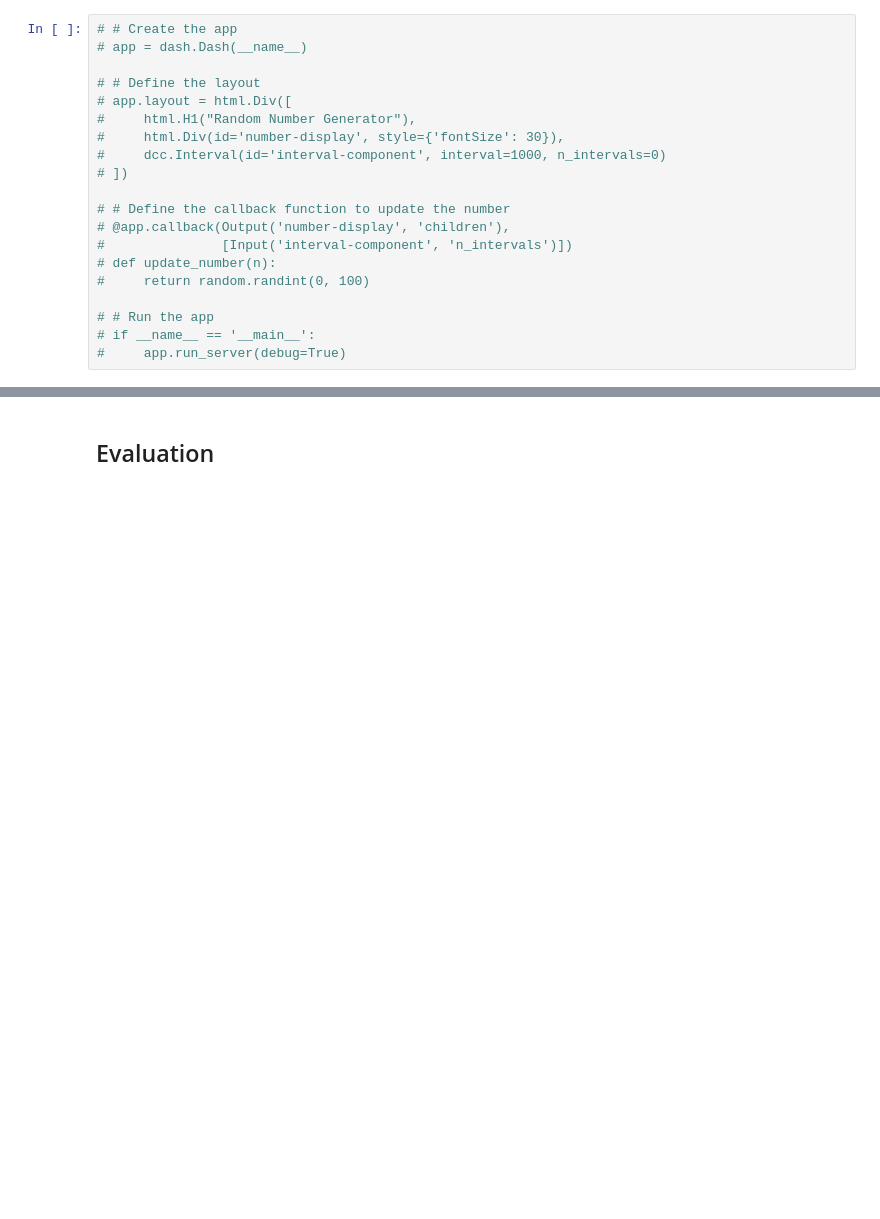
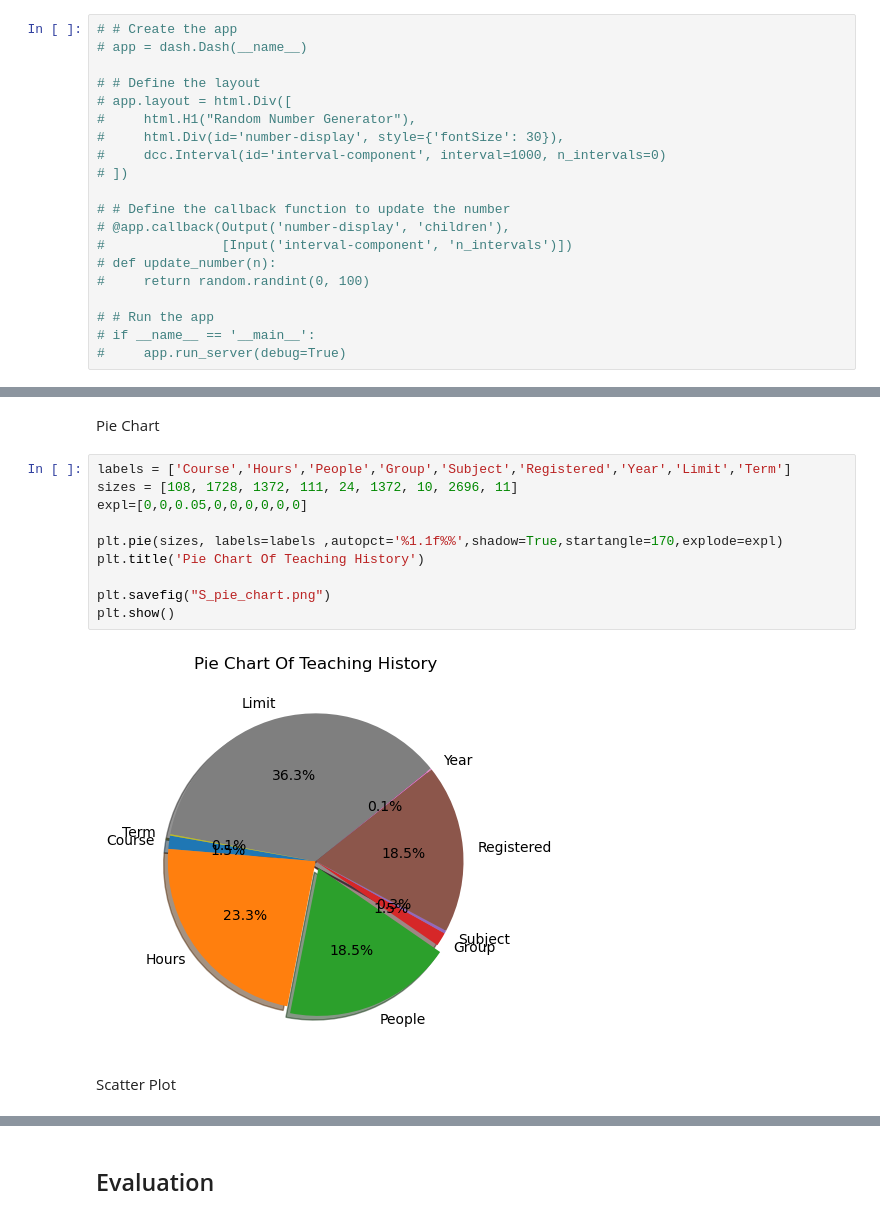
Before and after one commit to langsari/data-science-with-python-2022, a Jupyter notebook: DataFrame of T.kholed/Dashboard of T.Kholed.ipynb, the cells around one changed output, grey strips where cells are left out. Drawn from its saved outputs; the diff is of its cells as text; blank space fills up the shorter version.

```diff
--- a/DataFrame of T.kholed/Dashboard of T.Kholed.ipynb
+++ b/DataFrame of T.kholed/Dashboard of T.Kholed.ipynb
@@ -530,0 +577,16 @@ with open("3D_Bar.html", "w") as f:
+# %% [markdown]
+Pie Chart
+# %%
+labels = ['Course','Hours','People','Group','Subject','Registered','Year','Limit','Term']
+sizes = [108, 1728, 1372, 111, 24, 1372, 10, 2696, 11]
+expl=[0,0,0.05,0,0,0,0,0,0]
+
+plt.pie(sizes, labels=labels ,autopct='%1.1f%%',shadow=True,startangle=170,explode=expl)
+plt.title('Pie Chart Of Teaching History')
+
+plt.savefig("S_pie_chart.png")
+plt.show()
+# %% [output]
+[figure, added]
+# %% [markdown]
+Scatter Plot
```
Also changed, not shown: parts of 24 cells of this notebook, 4 other files.
